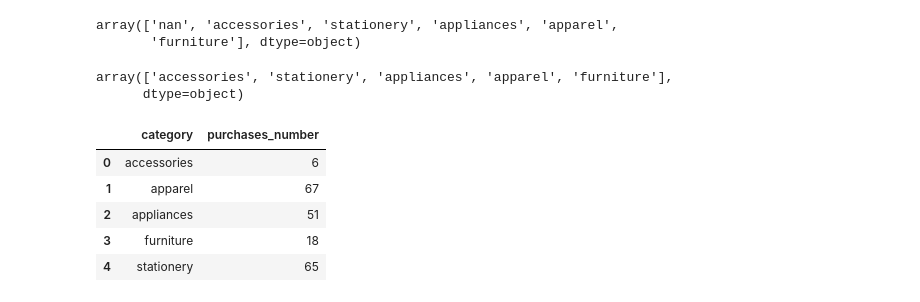
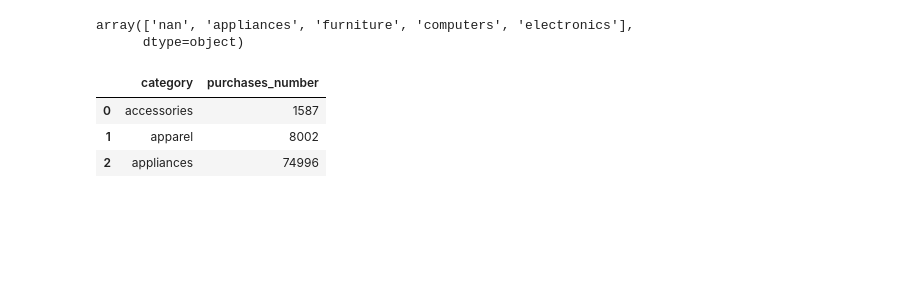
Before and after one commit to domenicocinque/ADM-HW2, a Jupyter notebook: HW2_Dom.ipynb, the cells around one changed output. Saved outputs shown, nothing was run; the diff lists cells and outputs as text; code cells hidden in the pictures; blank space fills up the shorter version.

```diff
--- a/HW2_Dom.ipynb
+++ b/HW2_Dom.ipynb
@@ -1,5 +1,3 @@
 # %%
 import pandas as pd
-df = pd.read_csv('~/Desktop/Datasets/2020-Jan.csv', header = 'infer',
-                parse_dates = ['event_time'],
-                 date_parser = pd.to_datetime, nrows=300000)
+df = pd.read_csv('~/Desktop/Datasets/2019-Oct.csv')
@@ -46,35 +49,30 @@ def fun(x):
     return str(x).split('.')[0]
 
 df["category"]=df["category_code"].apply(fun)
-# %%
-df['category'].unique()
-# %% [output]
-array(['nan', 'accessories', 'stationery', 'appliances', 'apparel',
-       'furniture'], dtype=object)
+# %%
+#Check
+
+df['category'].unique()[:5]
+# %% [output]
+array(['nan', 'appliances', 'furniture', 'computers', 'electronics'],
+      dtype=object)
 # %%
 # Now we create again the subsets to include the new column ONLY NOT NAN
 
 df_notNan = df[df.category != 'nan']
 views_notNan = df_notNan[df_notNan.event_type == 'view']
 purchases_notNan = df_notNan[df_notNan.event_type == 'purchase']
-# %%
-df_notNan['category'].unique()
-# %% [output]
-array(['accessories', 'stationery', 'appliances', 'apparel', 'furniture'],
-      dtype=object)
 # %%
 # Finding number of purchases for each category
 
 d1 = purchases_notNan.groupby('category').event_type.count().reset_index().rename(columns =
                                                     {'event_type':'purchases_number'})
-d1
+d1.head(3)
 # %% [output]
 |  | category | purchases_number |
-| 0 | accessories | 6 |
-| 1 | apparel | 67 |
-| 2 | appliances | 51 |
-| 3 | furniture | 18 |
-| 4 | stationery | 65 |
+| 0 | accessories | 1587 |
+| 1 | apparel | 8002 |
+| 2 | appliances | 74996 |
 # %%
 # Finding number of views for each category
 
```
Also changed, not shown: parts of 60 cells of this notebook.
